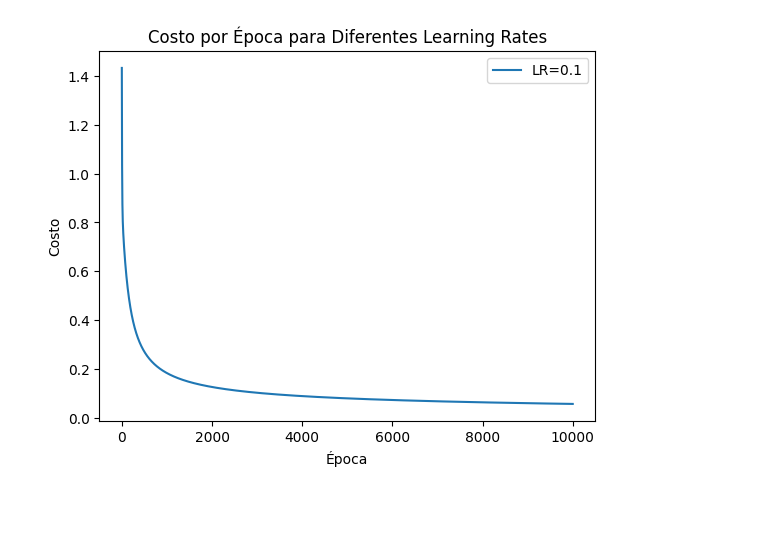
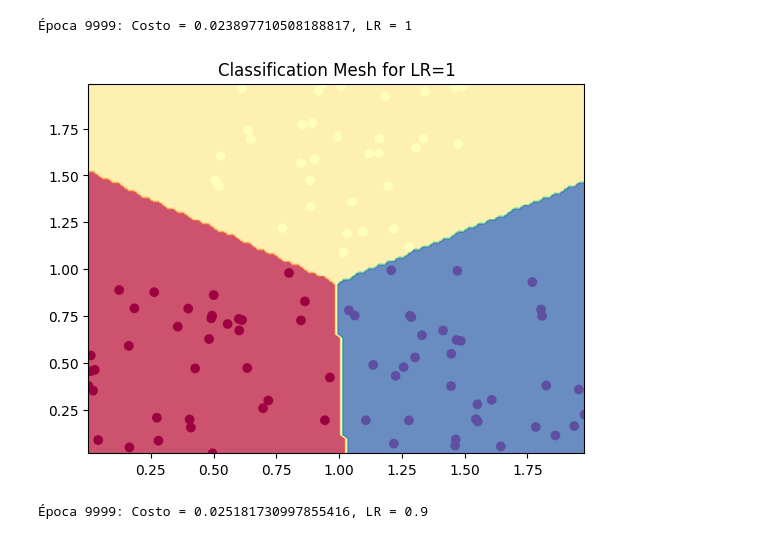
Before and after one commit to juancfaz/Machine-Learning, a Jupyter notebook: softmax.ipynb, the cells around one changed output. Saved outputs shown, nothing was run; the diff lists cells and outputs as text; code cells hidden in the pictures; blank space fills up the shorter version.

Commit message:
Multinomial Distribution - Softmax

```diff
--- a/softmax.ipynb
+++ b/softmax.ipynb
@@ -8,29 +31,18 @@ import matplotlib.pyplot as plt
 # %%
 def softmax(z):
     max_z = np.max(z)
-    eta = z - max_z  # Aplicar la subtracción del máximo
-
-    log_softmax = eta - np.log(np.sum(np.exp(eta)))
+    eta = z - max_z
+    log_softmax = eta - np.log(np.sum(np.exp(eta), axis=1, keepdims=True))
     softmax_result = np.exp(log_softmax)
-
     return softmax_result
 
-# Función de costo
 def costo(y_true, y_pred):
     M = y_true.shape[0]
+    cost = -(1/M) * np.sum(np.sum(y_true * np.log(y_pred + 1e-15)))
+    return cost
 
-    costo = -(1/M) * np.sum(np.sum(y_true * np.log(y_pred + 1e-15)))
-
-    return costo
-
-# Función de gradiente
 def gradiente(x, y_true, y_pred):
     M = y_true.shape[0]
-
-    # Gradiente con respecto a los pesos w
     deltaw = np.dot(x.T, (y_pred - y_true)) / M
-
-    # Gradiente con respecto al sesgo b
     deltab = np.sum(y_pred - y_true, axis=0) / M
-
     return deltaw, deltab
@@ -63,46 +49,47 @@ plt.show()
 # %%
-# Codificar las etiquetas con LabelEncoder
 label_encoder = LabelEncoder()
 y_encoded = label_encoder.fit_transform(y_extended)
 
-# Codificar las etiquetas con OneHotEncoder
 encoder = OneHotEncoder(sparse_output=False)
 y_oh = encoder.fit_transform(y_encoded.reshape(-1, 1))
 
-# Define una lista de learning rates para probar
-lr = 0.1
+learning_rates = [1, 0.9, 0.8, 0.1, 0.01]
+cost_per_epoch_list = []
 
-np.random.seed(0)
-w = np.random.randn(x_extended.shape[1], y_oh.shape[1]) * np.sqrt(2 / (x.shape[1] + y_oh.shape[1]))
-b = np.zeros(y_oh.shape[1])  # Inicialización con ceros
+for lr in learning_rates:
+    np.random.seed(0)
+    w = np.random.randn(x_extended.shape[1], y_oh.shape[1]) * np.sqrt(2 / (x_extended.shape[1] + y_oh.shape[1]))
+    b = np.zeros(y_oh.shape[1])
 
-# Hiperparámetros
-epochs = 10000
-costo_por_epoca = []
+    epochs = 10000
 
-for epoch in range(epochs):
-    # Propagación hacia adelante
-    z = np.dot(x_extended, w) + b
-    y_pred = softmax(z)
+    for epoch in range(epochs):
+        z = np.dot(x_extended, w) + b
+        y_pred = softmax(z)
 
-    # Cálculo de la función de costo
-    cost = costo(y_oh, y_pred)
-    costo_por_epoca.append(cost)
+        cost = costo(y_oh, y_pred)
 
-    # Propagación hacia atrás (Backpropagation)
-    dw, db = gradiente(x_extended, y_oh, y_pred)
+        dw, db = gradiente(x_extended, y_oh, y_pred)
 
-    # Actualización de parámetros con el learning rate actual (lr)
-    w -= lr * dw
-    b -= lr * db
+        w -= lr * dw
+        b -= lr * db
 
-plt.plot(range(epochs), costo_por_epoca, label=f'LR={lr}')
+    cost_per_epoch_list.append(cost)  # Append cost for this epoch to the list
+    print(f"Época {epoch}: Costo = {cost}, LR = {lr}")
 
-# Configurar el gráfico
-plt.xlabel('Época')
-plt.ylabel('Costo')
-plt.legend()
-plt.title('Costo por Época para Diferentes Learning Rates')
-plt.show()
+    xx, yy = np.meshgrid(np.linspace(x_extended[:, 0].min(), x_extended[:, 0].max(), 100),
+                         np.linspace(x_extended[:, 1].min(), x_extended[:, 1].max(), 100))
+    Z = np.dot(np.c_[xx.ravel(), yy.ravel()], w) + b
+    Z = np.argmax(Z, axis=1)
+    Z = Z.reshape(xx.shape)
+
+    plt.figure()
+    plt.contourf(xx, yy, Z, cmap=plt.cm.Spectral, alpha=0.8)
+    plt.scatter(x_extended[:, 0], x_extended[:, 1], c=y_extended, cmap=plt.cm.Spectral)
+    plt.title(f'Classification Mesh for LR={lr}')
+
+    plt.show()
 # %% [output]
+Época 9999: Costo = 0.023897710508188817, LR = 1
-[figure, old version]
+[figure, new version]
+Época 9999: Costo = 0.025181730997855416, LR = 0.9
```
Also changed, not shown: parts of 5 cells of this notebook.
